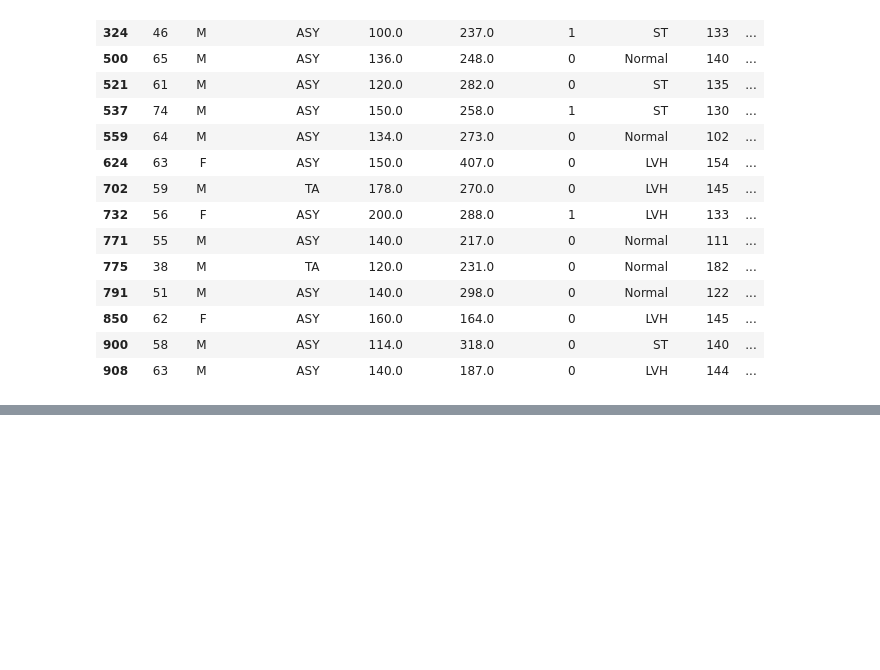
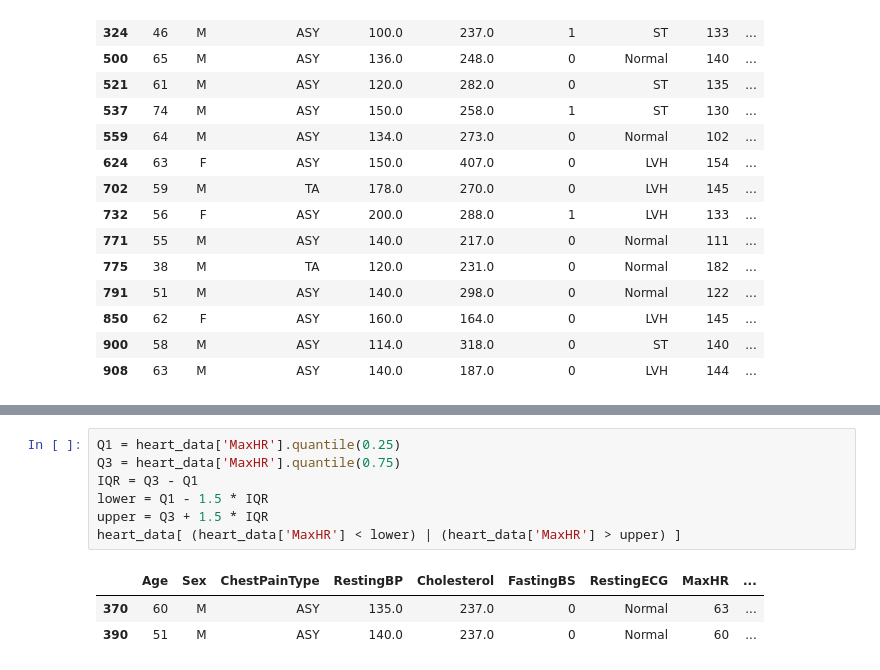
Before and after one commit to Sanjouk/IA01-Project, a Jupyter notebook: src/project.ipynb, the cells around one changed output, grey strips where cells are left out. Cells and saved outputs as stored; diff of their text form; blank space fills up the shorter version.

```diff
--- a/src/project.ipynb
+++ b/src/project.ipynb
@@ -223,0 +234,11 @@ The negative values (`-2.6`, `-1.5`, etc.) and the high positive values (`6.2`,
+# %%
+Q1 = heart_data['MaxHR'].quantile(0.25)
+Q3 = heart_data['MaxHR'].quantile(0.75)
+IQR = Q3 - Q1
+lower = Q1 - 1.5 * IQR
+upper = Q3 + 1.5 * IQR
+heart_data[ (heart_data['MaxHR'] < lower) | (heart_data['MaxHR'] > upper) ]
+# %% [output]
+|  | Age | Sex | ChestPainType | RestingBP | Cholesterol | FastingBS | RestingECG | MaxHR | ... |
+| 370 | 60 | M | ASY | 135.0 | 237.0 | 0 | Normal | 63 | ... |
+| 390 | 51 | M | ASY | 140.0 | 237.0 | 0 | Normal | 60 | ... |
```
Also changed, not shown: parts of 8 cells of this notebook.
